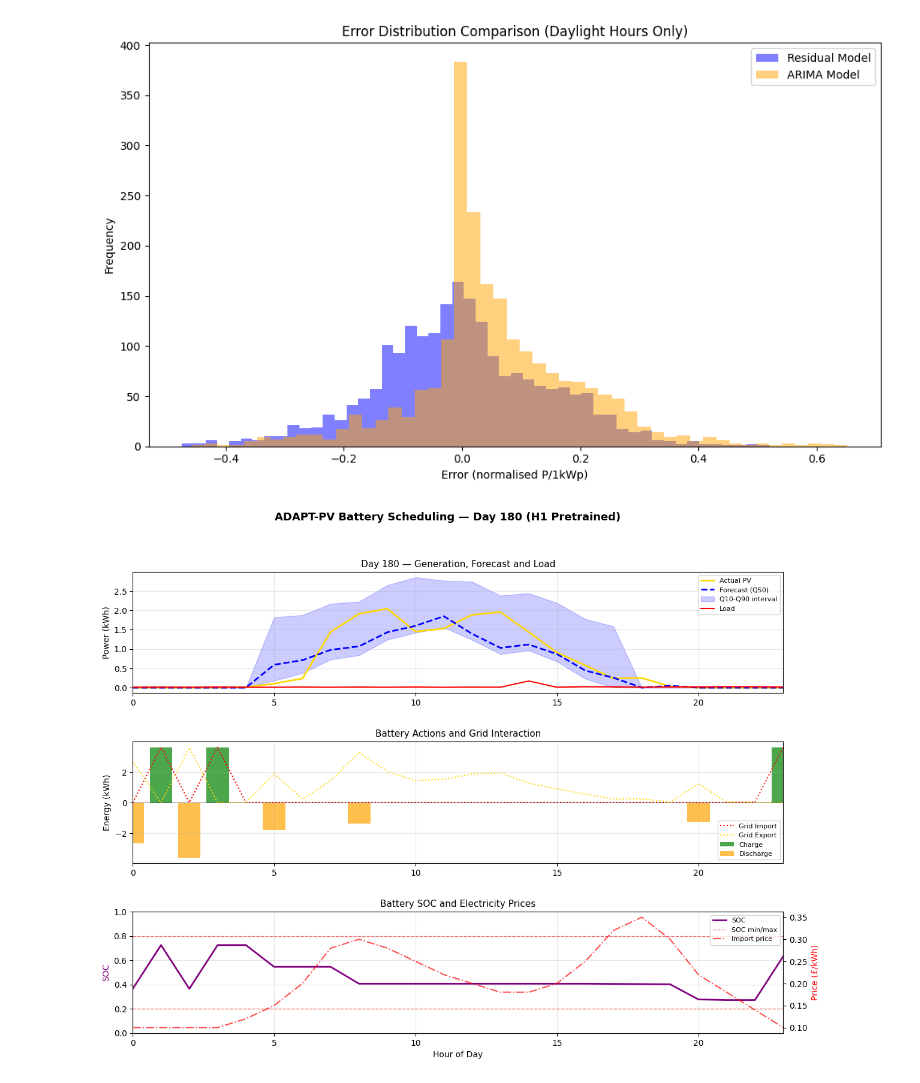
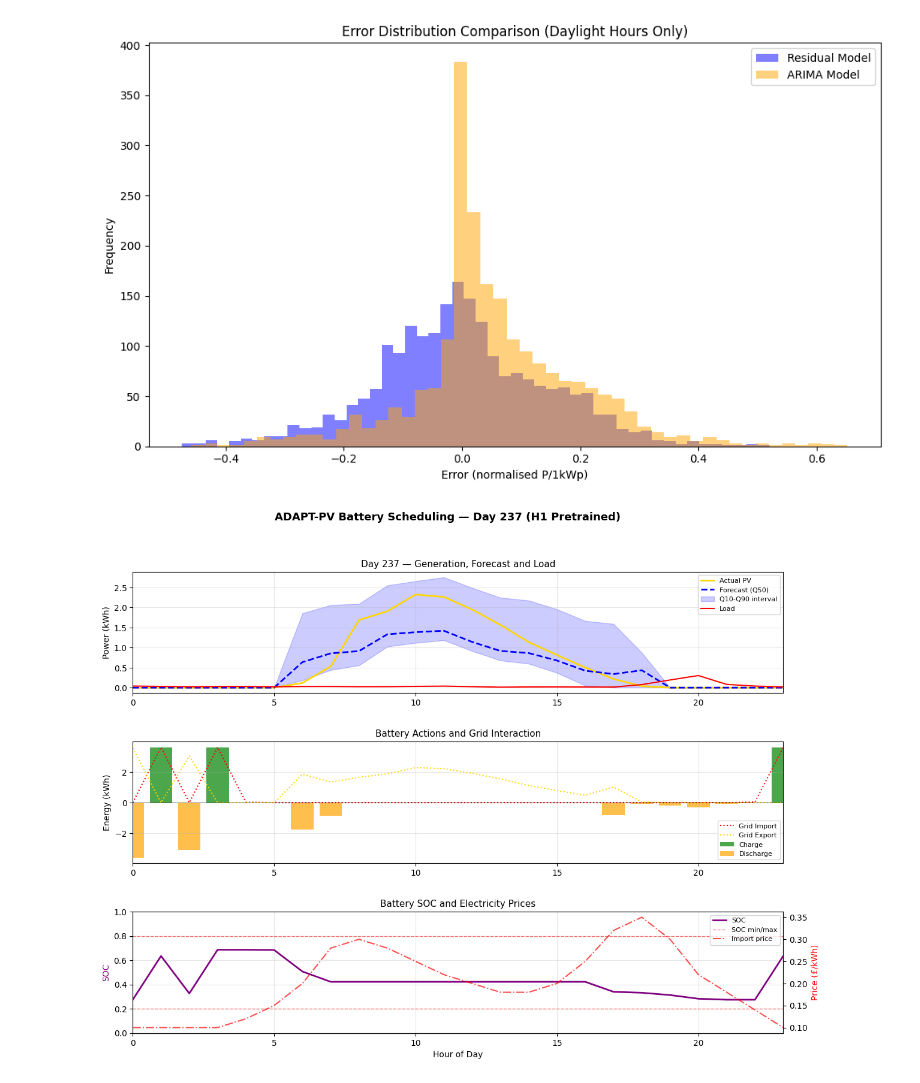
Before and after one commit to AlyHafez/adaptive-pv-forecasting, a Jupyter notebook: notebooks/result_analysis.ipynb, the cells around one changed output. Cells and saved outputs as stored; diff of their text form; code cells hidden in the pictures.

```diff
--- a/notebooks/result_analysis.ipynb
+++ b/notebooks/result_analysis.ipynb
@@ -195,7 +194,7 @@ import numpy as np
 df = pd.read_csv(f"{file_config.results_dir}/control_tft_residual_pretrained_h1.csv")
 
 # pick a day to visualise — try a summer day (day 180 = late June)
-day = 180
+day = 237
 mask = df["day"] == day
 day_df = df[mask].reset_index(drop=True)
 
@@ -247,34 +246,34 @@ ax3_twin = ax3.twinx()
 
 ax3.plot(hours, day_df["soc_next"],
          color="purple", linewidth=2, label="SOC")
 ax3.axhline(y=0.2, color="red", linestyle="--",
             alpha=0.5, linewidth=1, label="SOC min/max")
 ax3.axhline(y=0.8, color="red", linestyle="--", alpha=0.5, linewidth=1)
 ax3.set_ylabel("SOC", fontsize=10, color="purple")
 ax3.set_ylim(0, 1)
 
 ax3_twin.plot(hours, day_df["import_price"],
               color="red", linewidth=1.5,
               linestyle="-.", alpha=0.7, label="Import price")
 ax3_twin.set_ylabel("Price (£/kWh)", fontsize=10, color="red")
 
 ax3.set_xlabel("Hour of Day", fontsize=10)
 ax3.set_title("Battery SOC and Electricity Prices", fontsize=11)
 ax3.set_xlim(0, 23)
 ax3.grid(alpha=0.3)
 
 # combine legends
 lines1, labels1 = ax3.get_legend_handles_labels()
 lines2, labels2 = ax3_twin.get_legend_handles_labels()
 ax3.legend(lines1 + lines2, labels1 + labels2, fontsize=8)
 
 plt.suptitle(f"ADAPT-PV Battery Scheduling — Day {day} (H1 Pretrained)",
              fontsize=13, fontweight='bold')
 plt.savefig(f"{file_config.results_dir}/scheduling_day_{day}_tft_residual.png",
             dpi=300, bbox_inches='tight')
 plt.show()
 # %% [output]
-[figure, old version]
+[figure, new version]
 # %%
 import matplotlib.pyplot as plt
 import matplotlib.gridspec as gridspec
```
Also changed, not shown: parts of 6 cells of this notebook, 3 other files.
